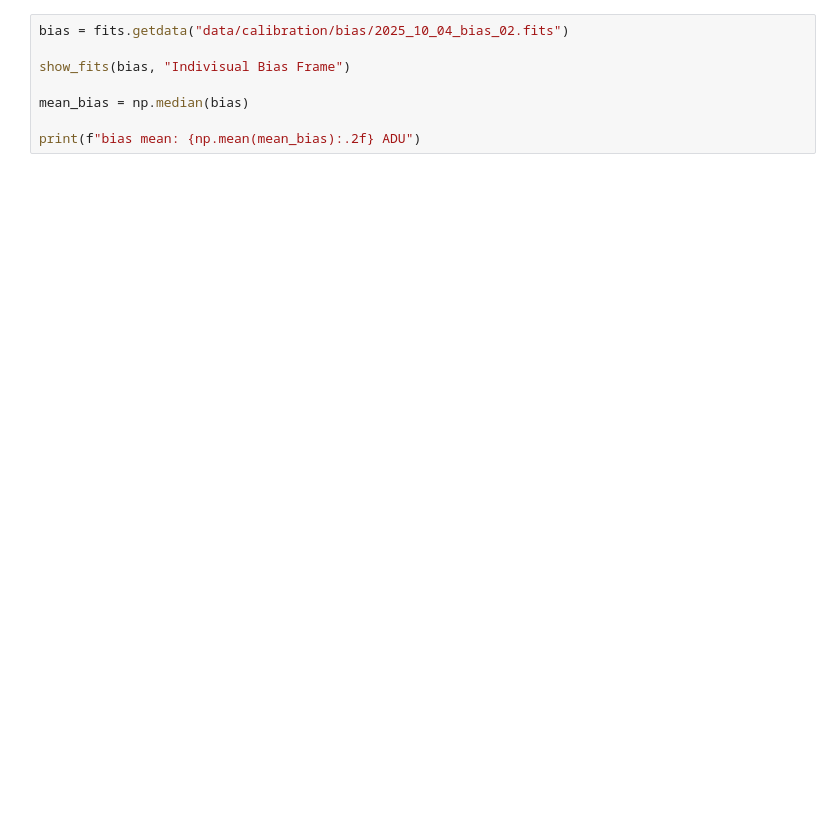
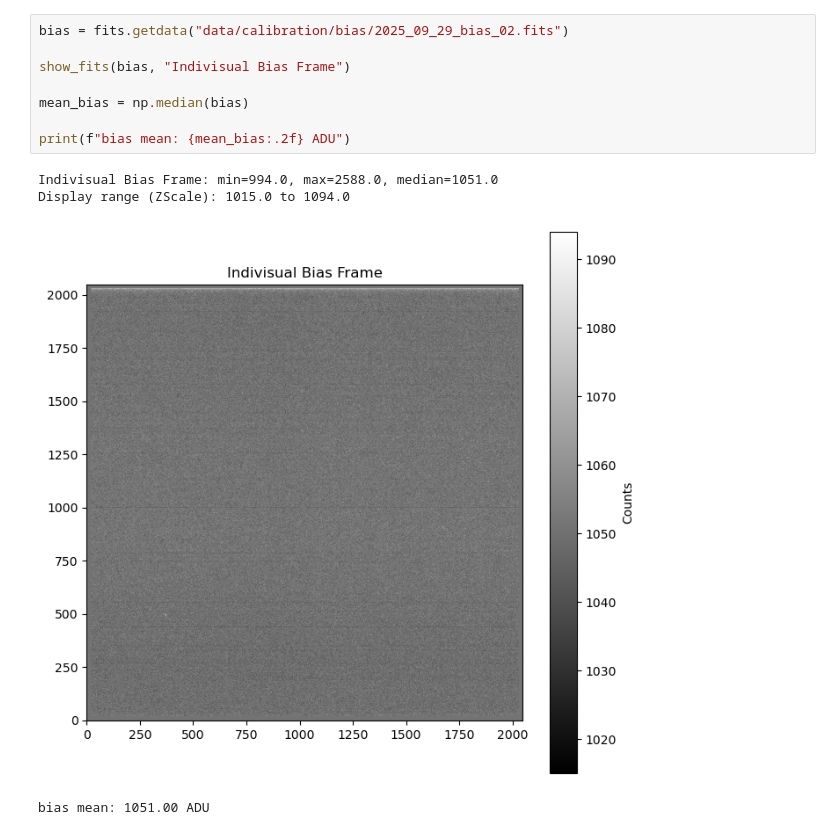
Before and after one commit to siddhantpujni/exoplanets_TGP, a Jupyter notebook: data_reduction.ipynb, the cells around one changed output. Cells and saved outputs as stored; diff of their text form; blank space fills up the shorter version.

```diff
--- a/data_reduction.ipynb
+++ b/data_reduction.ipynb
@@ -40,13 +40,18 @@ def show_fits(data, title=""):
     print(f"Display range (ZScale): {vmin:.1f} to {vmax:.1f}")
     plt.show()
 # %%
-bias = fits.getdata("data/calibration/bias/2025_10_04_bias_02.fits")
+bias = fits.getdata("data/calibration/bias/2025_09_29_bias_02.fits")
 
 show_fits(bias, "Indivisual Bias Frame")
 
 mean_bias = np.median(bias)
 
-print(f"bias mean: {np.mean(mean_bias):.2f} ADU")
+print(f"bias mean: {mean_bias:.2f} ADU")
+# %% [output]
+Indivisual Bias Frame: min=994.0, max=2588.0, median=1051.0
+Display range (ZScale): 1015.0 to 1094.0
+[figure, added]
+bias mean: 1051.00 ADU
 # %%
 bias_files = sorted(glob.glob(os.path.join(BIAS_DIR, "*.fits")))
 bias_stack = np.stack([fits.getdata(f) for f in bias_files])
```
Also changed, not shown: parts of 6 cells of this notebook.
